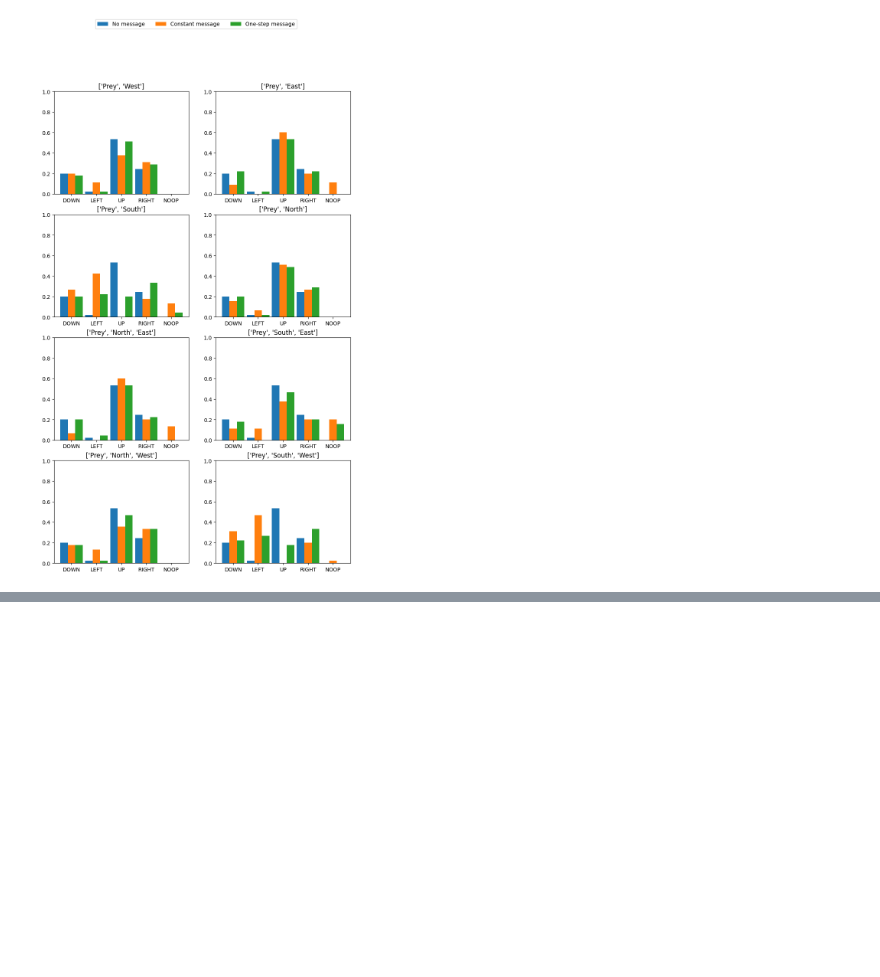
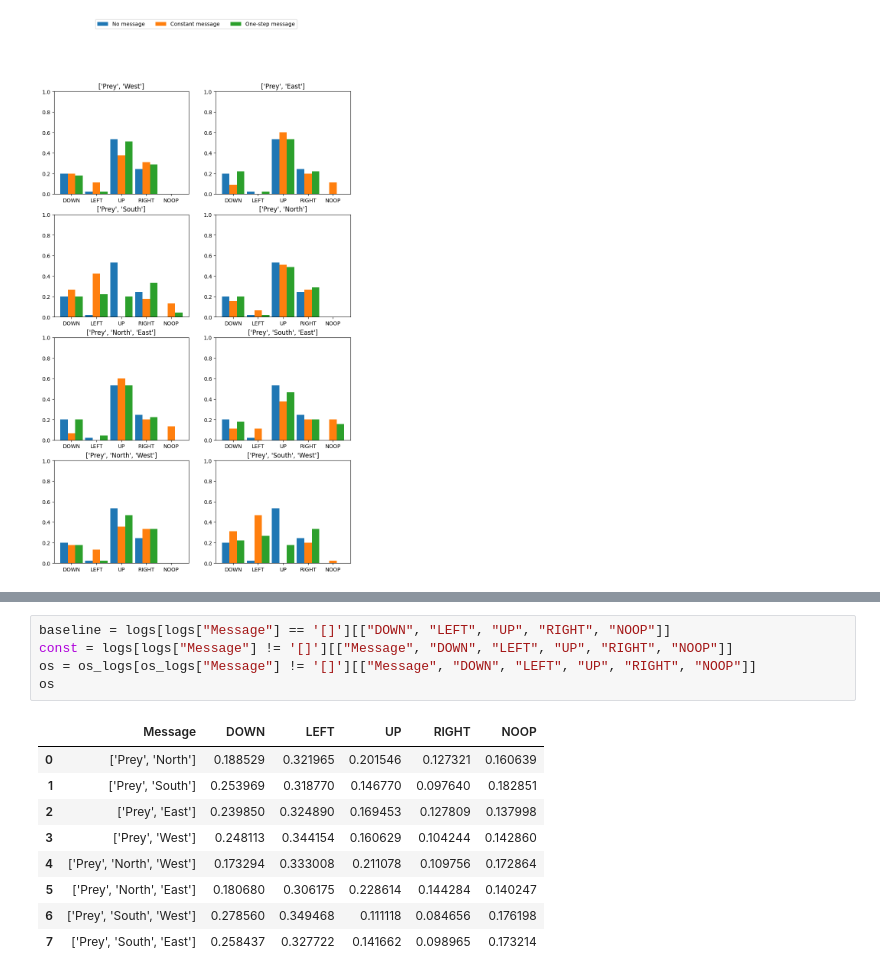
Before and after one commit to Maxtoq/MADRL-PhD-Thesis-Code, a Jupyter notebook: results/LAMARL Eval.ipynb, the cells around one changed output, grey strips where cells are left out. Drawn from its saved outputs; the diff is of its cells as text; blank space fills up the shorter version.

```diff
--- a/results/LAMARL Eval.ipynb
+++ b/results/LAMARL Eval.ipynb
@@ -340,0 +389,15 @@ plot("../results/data/lamarl_interact/9o5SA_Diff_langsup4_center")
+# %%
+baseline = logs[logs["Message"] == '[]'][["DOWN", "LEFT", "UP", "RIGHT", "NOOP"]]
+const = logs[logs["Message"] != '[]'][["Message", "DOWN", "LEFT", "UP", "RIGHT", "NOOP"]]
+os = os_logs[os_logs["Message"] != '[]'][["Message", "DOWN", "LEFT", "UP", "RIGHT", "NOOP"]]
+os
+# %% [output]
+|  | Message | DOWN | LEFT | UP | RIGHT | NOOP |
+| 0 | ['Prey', 'North'] | 0.188529 | 0.321965 | 0.201546 | 0.127321 | 0.160639 |
+| 1 | ['Prey', 'South'] | 0.253969 | 0.318770 | 0.146770 | 0.097640 | 0.182851 |
+| 2 | ['Prey', 'East'] | 0.239850 | 0.324890 | 0.169453 | 0.127809 | 0.137998 |
+| 3 | ['Prey', 'West'] | 0.248113 | 0.344154 | 0.160629 | 0.104244 | 0.142860 |
+| 4 | ['Prey', 'North', 'West'] | 0.173294 | 0.333008 | 0.211078 | 0.109756 | 0.172864 |
+| 5 | ['Prey', 'North', 'East'] | 0.180680 | 0.306175 | 0.228614 | 0.144284 | 0.140247 |
+| 6 | ['Prey', 'South', 'West'] | 0.278560 | 0.349468 | 0.111118 | 0.084656 | 0.176198 |
+| 7 | ['Prey', 'South', 'East'] | 0.258437 | 0.327722 | 0.141662 | 0.098965 | 0.173214 |
```
Also changed, not shown: parts of 5 cells of this notebook, 1 other file.
